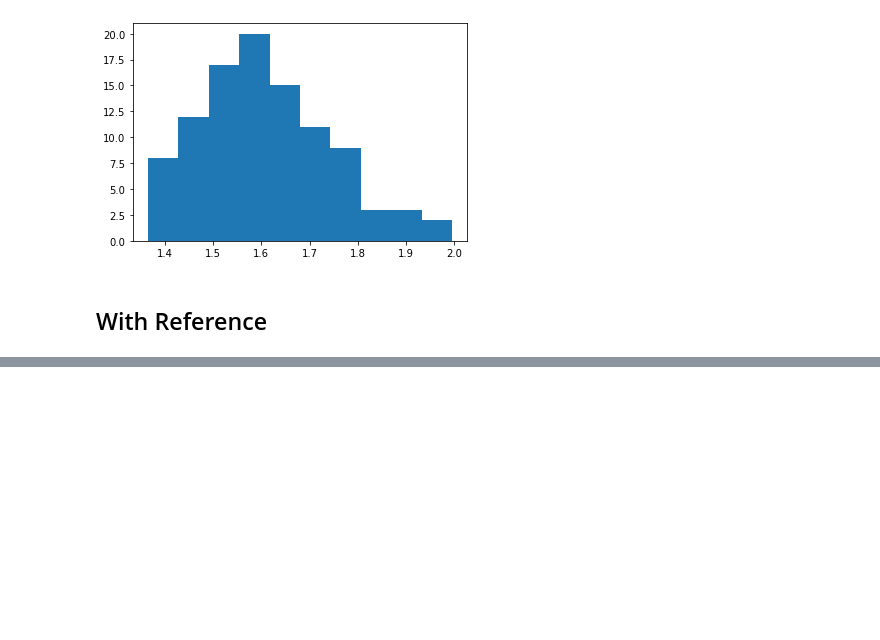
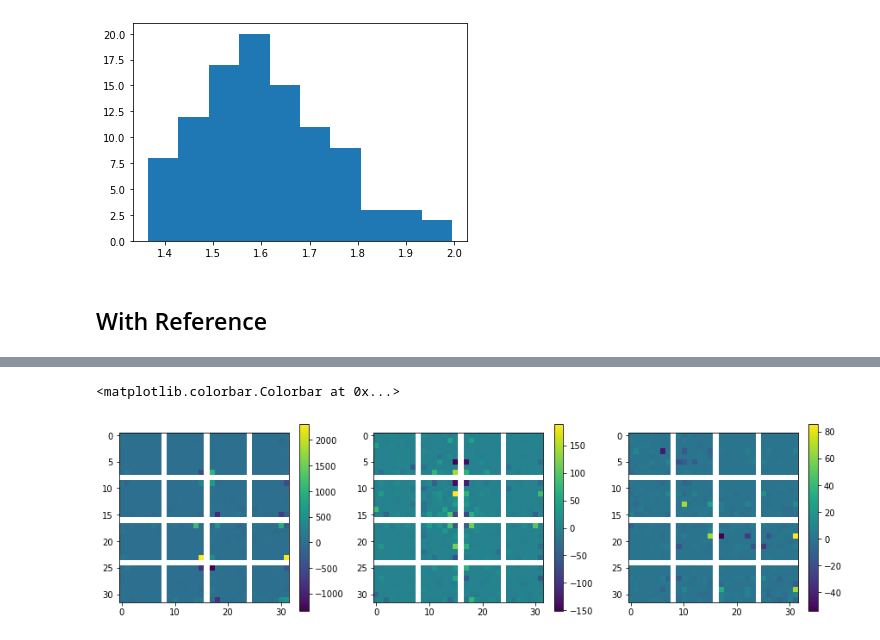
Before and after one commit to xushangning/cs386, a Jupyter notebook: 3-UHD/code/DCT_Judger.ipynb, the cells around one changed output, grey strips where cells are left out. Drawn from its saved outputs; the diff is of its cells as text; code cells hidden in the pictures; blank space fills up the shorter version.

```diff
--- a/3-UHD/code/DCT_Judger.ipynb
+++ b/3-UHD/code/DCT_Judger.ipynb
@@ -213,0 +216,40 @@ plt.hist(tmp[abs(tmp) < threshold], bins=25)
+# %%
+def dct_tile(img, i, j, tile, channel=0, rate=2, hist=False, threshold=20, bins=20, divide_ref=True):
+    img = np.float32(img)
+    if len(img.shape) < 3:
+        img_tile = img[i*tile:(i+1)*tile, j*tile:(j+1)*tile]
+    else:
+        img_tile = img[i*tile:(i+1)*tile, j*tile:(j+1)*tile, channel]
+    img_ref = cv2.resize(down_sample(img_tile, rate), dsize=img_tile.shape, interpolation=cv2.INTER_AREA)
+    if divide_ref:
+        tmp = cv2.dct(img_tile) / cv2.dct(img_ref)
+    else:
+        tmp = (cv2.dct(img_tile), cv2.dct(img_ref))
+#     if hist:
+    if threshold is not None:
+        tmp = tmp.flatten()
+        tmp = tmp[abs(tmp) < threshold]
+#         hst, _ = np.histogram(tmp, bins=bins, range=(-threshold, threshold))
+#         return hst
+#     else:
+    return tmp
+# %%
+rate = 4
+
+dct_4k_sref = dct_tile(img_4k, 0, 0, 32, rate=rate)
+dct_1080bc_sref = dct_tile(img_1080bc, 0, 0, 32, rate=rate)
+dct_720bc_sref = dct_tile(img_720bc, 0, 0, 32, rate=rate)
+
+plt.figure(figsize=(15, 4))
+plt.subplot(1, 3, 1)
+plt.imshow(dct_4k_sref)
+plt.colorbar()
+plt.subplot(1, 3, 2)
+plt.imshow(dct_1080bc_sref)
+plt.colorbar()
+plt.subplot(1, 3, 3)
+plt.imshow(dct_720bc_sref)
+plt.colorbar()
+# %% [output]
+<matplotlib.colorbar.Colorbar at 0x...>
+[figure, added]
```
Also changed, not shown: parts of 25 cells of this notebook, 1 other file.
